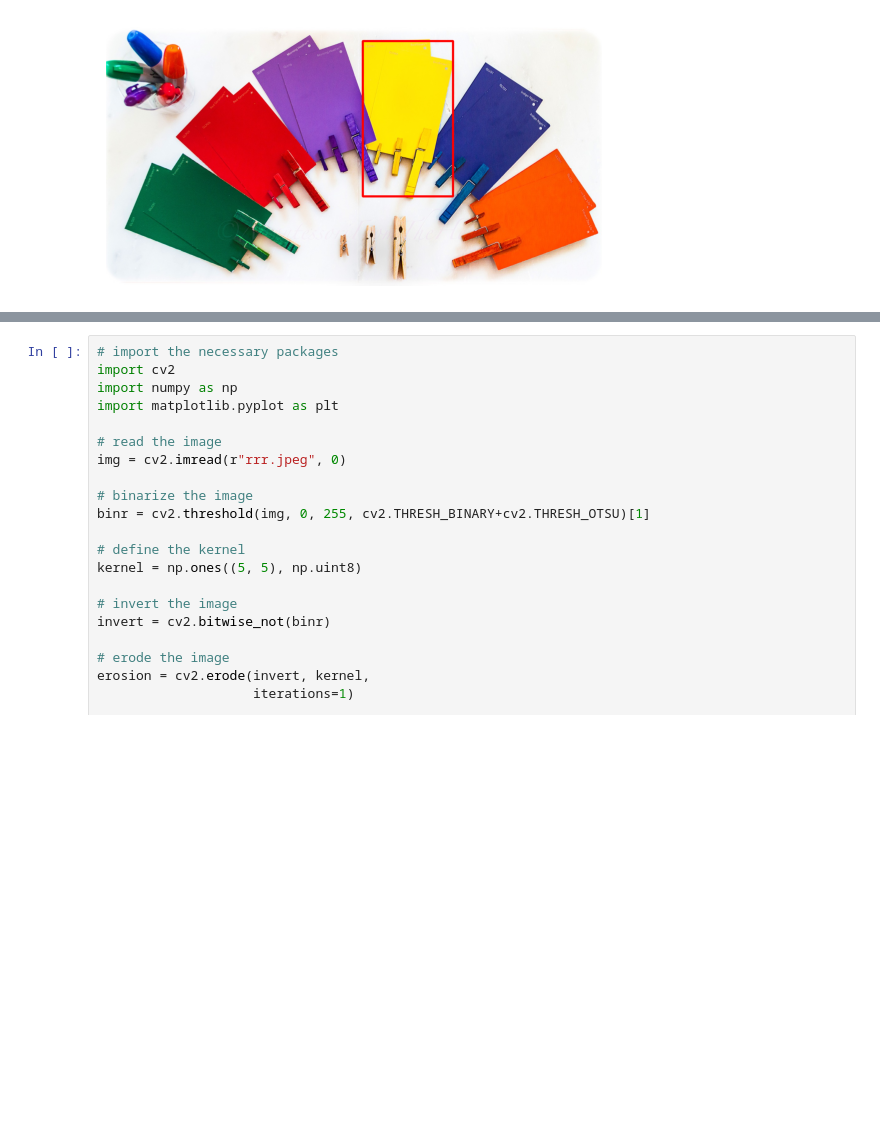
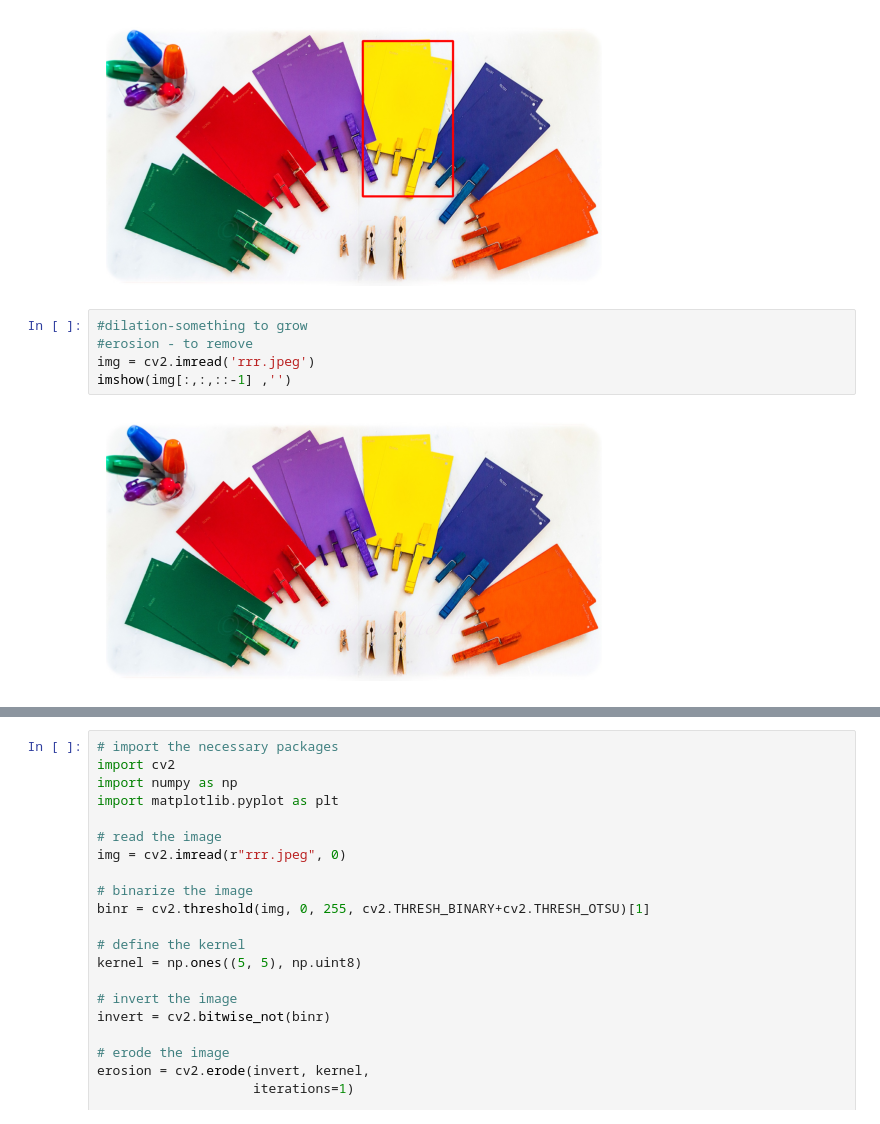
Before and after one commit to RITISAHU/ITS-2, a Jupyter notebook: day-12.ipynb, the cells around one changed output, grey strips where cells are left out. Cells and saved outputs as stored; diff of their text form; blank space fills up the shorter version.

```diff
--- a/day-12.ipynb
+++ b/day-12.ipynb
@@ -100,3 +98,10 @@ cv2.rectangle(img_copy, (x1,y1),(x2,y2), color=[0,0,255],thickness=5)
 imshow(img_copy[:,:,::-1],'')
 # %% [output]
 [figure]
+# %%
+#dilation-something to grow
+#erosion - to remove
+img = cv2.imread('rrr.jpeg')
+imshow(img[:,:,::-1] ,'')
+# %% [output]
+[figure, added]
```
Also changed, not shown: parts of 7 cells of this notebook, 22 other files.
